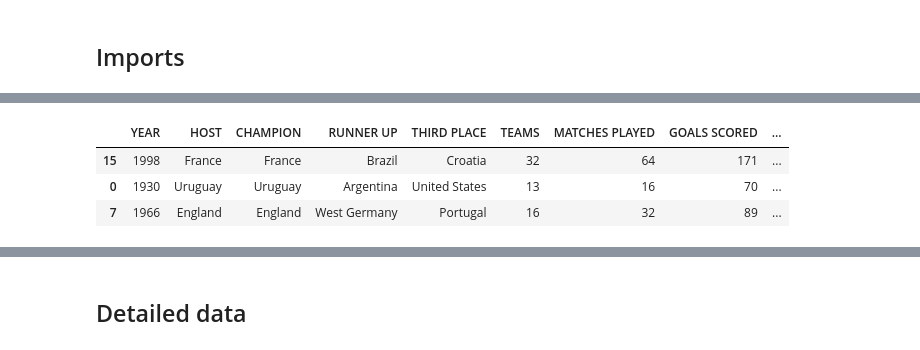
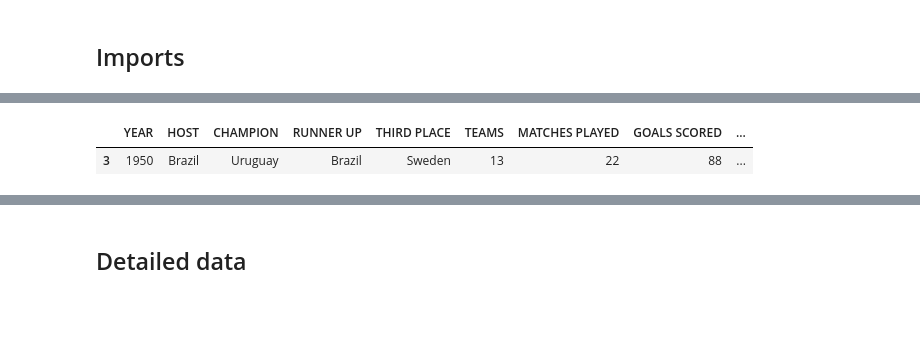
Before and after one commit to ada-k/FifaAnalysis, a Jupyter notebook: Untitled.ipynb, the cells around one changed output, grey strips where cells are left out. Cells and saved outputs as stored; diff of their text form; code cells hidden in the pictures; blank space fills up the shorter version.

```diff
--- a/Untitled.ipynb
+++ b/Untitled.ipynb
@@ -53,8 +58,6 @@ df.sample(5)
 # %%
 summ = pd.read_csv(path + "FIFA - World Cup Summary.csv")
-summ.sample(3)
+summ.sample()
 # %% [output]
 |  | YEAR | HOST | CHAMPION | RUNNER UP | THIRD PLACE | TEAMS | MATCHES PLAYED | GOALS SCORED | ... |
-| 15 | 1998 | France | France | Brazil | Croatia | 32 | 64 | 171 | ... |
-| 0 | 1930 | Uruguay | Uruguay | Argentina | United States | 13 | 16 | 70 | ... |
-| 7 | 1966 | England | England | West Germany | Portugal | 16 | 32 | 89 | ... |
+| 3 | 1950 | Brazil | Uruguay | Brazil | Sweden | 13 | 22 | 88 | ... |
```
Also changed, not shown: parts of 10 cells of this notebook.
